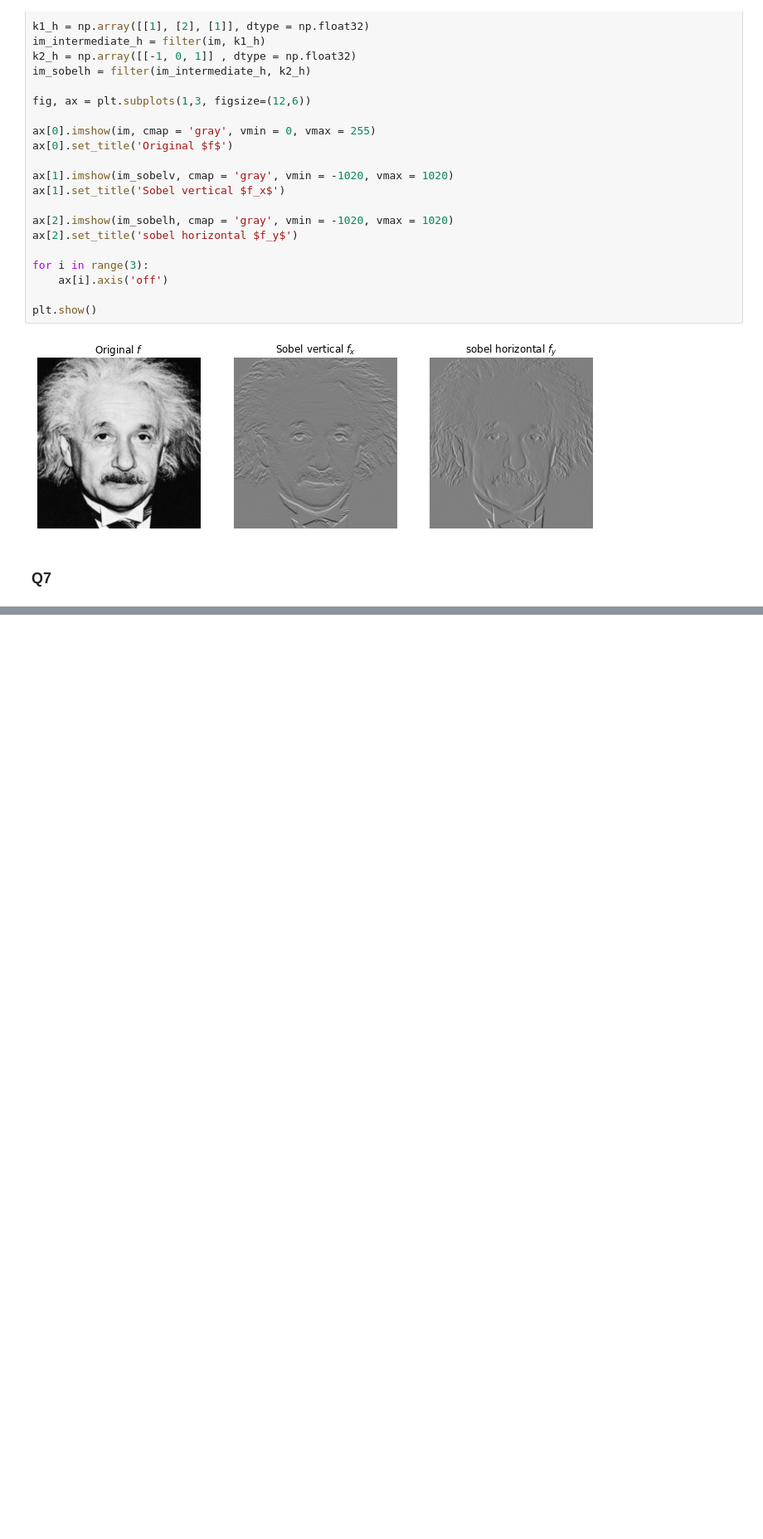
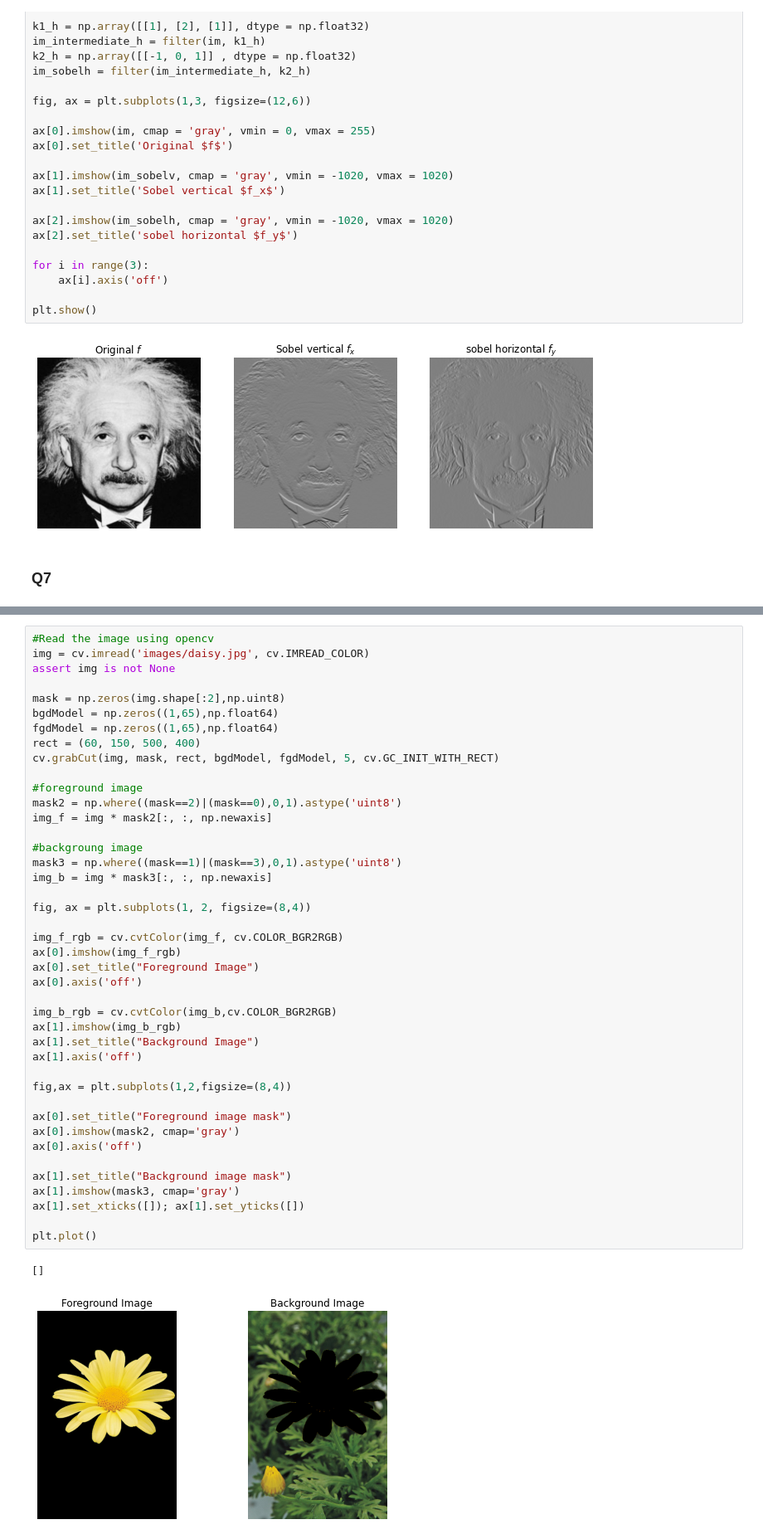
Before and after one commit to chira99/image-processing-opencv-python, a Jupyter notebook: Assignment 01/Code.ipynb, the cells around one changed output, grey strips where cells are left out. Shown at 83% size. Cells and saved outputs as stored; diff of their text form; blank space fills up the shorter version.

```diff
--- a/Assignment 01/Code.ipynb
+++ b/Assignment 01/Code.ipynb
@@ -531,0 +547,45 @@ plt.show()
+# %%
+#Read the image using opencv
+img = cv.imread('images/daisy.jpg', cv.IMREAD_COLOR)
+assert img is not None
+
+mask = np.zeros(img.shape[:2],np.uint8)
+bgdModel = np.zeros((1,65),np.float64)
+fgdModel = np.zeros((1,65),np.float64)
+rect = (60, 150, 500, 400)
+cv.grabCut(img, mask, rect, bgdModel, fgdModel, 5, cv.GC_INIT_WITH_RECT)
+
+#foreground image
+mask2 = np.where((mask==2)|(mask==0),0,1).astype('uint8')
+img_f = img * mask2[:, :, np.newaxis]
+
+#backgroung image
+mask3 = np.where((mask==1)|(mask==3),0,1).astype('uint8')
+img_b = img * mask3[:, :, np.newaxis]
+
+fig, ax = plt.subplots(1, 2, figsize=(8,4))
+
+img_f_rgb = cv.cvtColor(img_f, cv.COLOR_BGR2RGB)
+ax[0].imshow(img_f_rgb)
+ax[0].set_title("Foreground Image")
+ax[0].axis('off')
+
+img_b_rgb = cv.cvtColor(img_b,cv.COLOR_BGR2RGB)
+ax[1].imshow(img_b_rgb)
+ax[1].set_title("Background Image")
+ax[1].axis('off')
+
+fig,ax = plt.subplots(1,2,figsize=(8,4))
+
+ax[0].set_title("Foreground image mask")
+ax[0].imshow(mask2, cmap='gray')
+ax[0].axis('off')
+
+ax[1].set_title("Background image mask")
+ax[1].imshow(mask3, cmap='gray')
+ax[1].set_xticks([]); ax[1].set_yticks([])
+
+plt.plot()
+# %% [output]
+[]
+[figure, added]
```
Also changed, not shown: parts of 3 cells of this notebook.
